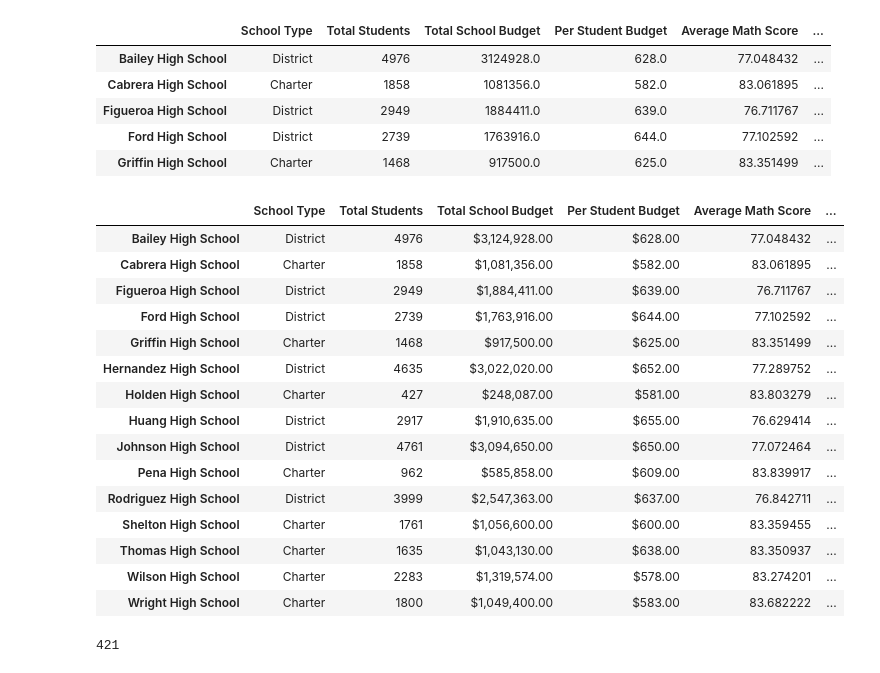
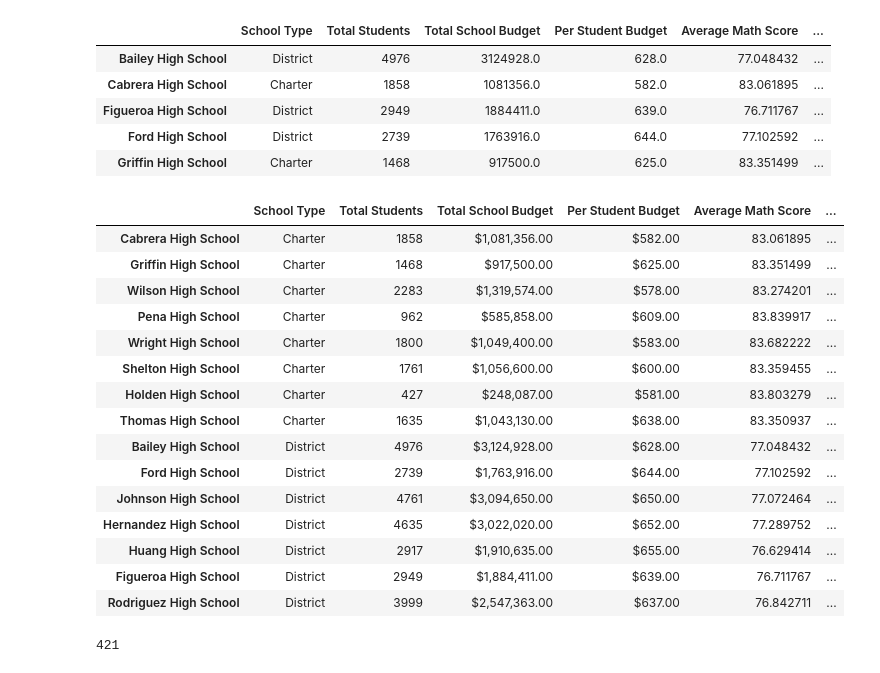
Before and after one commit to Peteresis/School_District_Analysis, a Jupyter notebook: PyCitySchools_Challenge_Final.ipynb, the cells around one changed output. Saved outputs shown, nothing was run; the diff lists cells and outputs as text; code cells hidden in the pictures.

```diff
--- a/PyCitySchools_Challenge_Final.ipynb
+++ b/PyCitySchools_Challenge_Final.ipynb
@@ -319,27 +319,30 @@ per_school_summary_df.head()
 # %%
 # Format the Total School Budget and the Per Student Budget
 per_school_summary_df["Total School Budget"] = per_school_summary_df["Total School Budget"].map("${:,.2f}".format)
 per_school_summary_df["Per Student Budget"] = per_school_summary_df["Per Student Budget"].map("${:,.2f}".format)
 
+per_school_summary_df = per_school_summary_df.sort_values(["% Overall Passing"], ascending=False)
+
+
 # Display the data frame
 per_school_summary_df
 # %% [output]
 |  | School Type | Total Students | Total School Budget | Per Student Budget | Average Math Score | ... |
+| Cabrera High School | Charter | 1858 | $1,081,356.00 | $582.00 | 83.061895 | ... |
+| Griffin High School | Charter | 1468 | $917,500.00 | $625.00 | 83.351499 | ... |
+| Wilson High School | Charter | 2283 | $1,319,574.00 | $578.00 | 83.274201 | ... |
+| Pena High School | Charter | 962 | $585,858.00 | $609.00 | 83.839917 | ... |
+| Wright High School | Charter | 1800 | $1,049,400.00 | $583.00 | 83.682222 | ... |
+| Shelton High School | Charter | 1761 | $1,056,600.00 | $600.00 | 83.359455 | ... |
+| Holden High School | Charter | 427 | $248,087.00 | $581.00 | 83.803279 | ... |
+| Thomas High School | Charter | 1635 | $1,043,130.00 | $638.00 | 83.350937 | ... |
 | Bailey High School | District | 4976 | $3,124,928.00 | $628.00 | 77.048432 | ... |
-| Cabrera High School | Charter | 1858 | $1,081,356.00 | $582.00 | 83.061895 | ... |
+| Ford High School | District | 2739 | $1,763,916.00 | $644.00 | 77.102592 | ... |
+| Johnson High School | District | 4761 | $3,094,650.00 | $650.00 | 77.072464 | ... |
+| Hernandez High School | District | 4635 | $3,022,020.00 | $652.00 | 77.289752 | ... |
+| Huang High School | District | 2917 | $1,910,635.00 | $655.00 | 76.629414 | ... |
 | Figueroa High School | District | 2949 | $1,884,411.00 | $639.00 | 76.711767 | ... |
-| Ford High School | District | 2739 | $1,763,916.00 | $644.00 | 77.102592 | ... |
-| Griffin High School | Charter | 1468 | $917,500.00 | $625.00 | 83.351499 | ... |
-| Hernandez High School | District | 4635 | $3,022,020.00 | $652.00 | 77.289752 | ... |
-| Holden High School | Charter | 427 | $248,087.00 | $581.00 | 83.803279 | ... |
-| Huang High School | District | 2917 | $1,910,635.00 | $655.00 | 76.629414 | ... |
-| Johnson High School | District | 4761 | $3,094,650.00 | $650.00 | 77.072464 | ... |
-| Pena High School | Charter | 962 | $585,858.00 | $609.00 | 83.839917 | ... |
 | Rodriguez High School | District | 3999 | $2,547,363.00 | $637.00 | 76.842711 | ... |
-| Shelton High School | Charter | 1761 | $1,056,600.00 | $600.00 | 83.359455 | ... |
-| Thomas High School | Charter | 1635 | $1,043,130.00 | $638.00 | 83.350937 | ... |
-| Wilson High School | Charter | 2283 | $1,319,574.00 | $578.00 | 83.274201 | ... |
-| Wright High School | Charter | 1800 | $1,049,400.00 | $583.00 | 83.682222 | ... |
 # %%
 # Step 5.  Get the number of 10th-12th graders from Thomas High School (THS).
 THS_Tenth_Graders = student_data_df[(student_data_df["school_name"] == "Thomas High School") &
```
Also changed, not shown: parts of 4 cells of this notebook, 3 other files.
